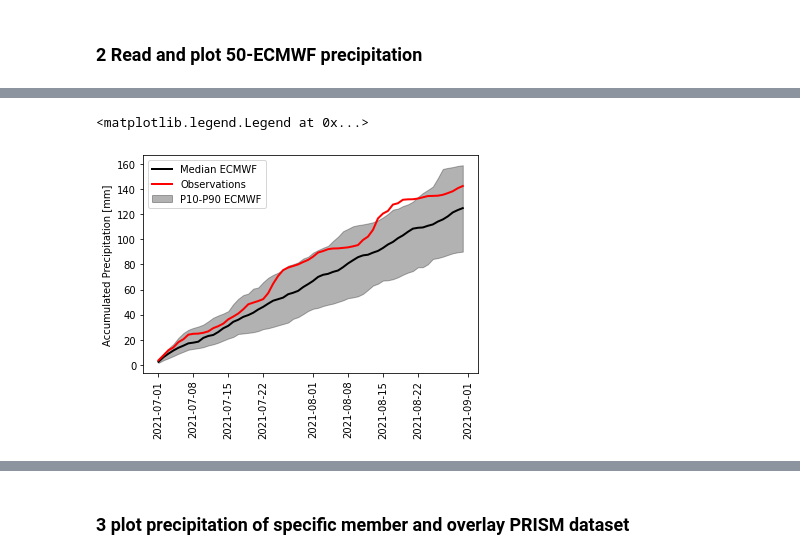
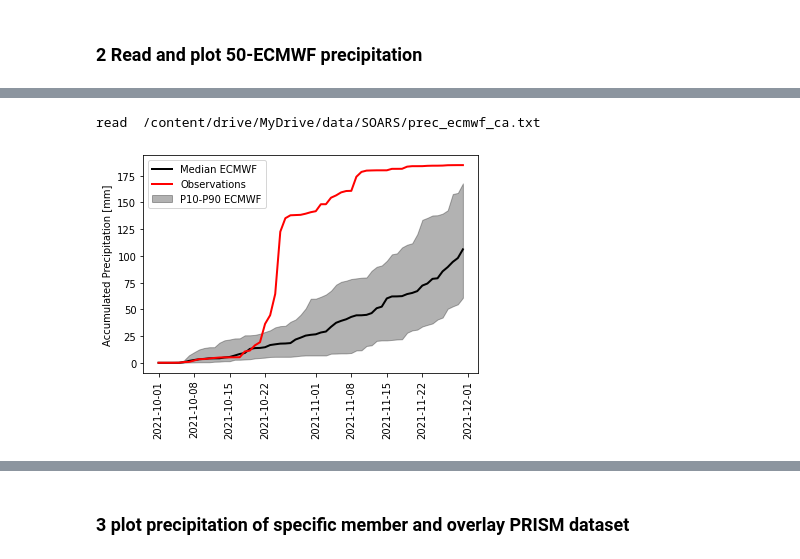
Before and after one commit to ming80302/SOARS, a Jupyter notebook: rd_csv_soar.ipynb, the cells around one changed output, grey strips where cells are left out. Drawn from its saved outputs; the diff is of its cells as text; code cells hidden in the pictures.

```diff
--- a/rd_csv_soar.ipynb
+++ b/rd_csv_soar.ipynb
@@ -77,15 +88,48 @@ len(data)
 # %%
-# plot accumulated precipitation
-pr_cumsum_ecmwf = np.cumsum(data.values, axis=0)
-pr_cumsum_ecmwf_perc = np.percentile(pr_cumsum_ecmwf, (10,50,90), axis=1)
-pr_cumsum_obs = np.cumsum(df_prism.prec.values)
+def plot_cumsum_ec(flnm_ec, flnm_prism):
+    # plot accumulated precipitation
+    print('read ', flnm_ec)
 
-plt.plot(data.index, pr_cumsum_ecmwf_perc[1,:], c='k', lw=2, label = 'Median ECMWF')
-plt.fill_between(data.index, pr_cumsum_ecmwf_perc[0,:], pr_cumsum_ecmwf_perc[2,:], color='k', alpha=0.3, label = 'P10-P90 ECMWF')
-plt.plot(data.index, pr_cumsum_obs, c='r', lw=2, label = 'Observations')
-plt.ylabel('Accumulated Precipitation [mm]')
-plt.xticks(rotation = 90)
-plt.legend()
+    df_ec = pd.read_csv(flnm_ec, header = None, delim_whitespace=True)
+    df_prism = pd.read_csv(flnm_prism, header = None, delim_whitespace=True)
+    # add column names and index
+    df_prism.columns = ['date','prec']
+    df_prism.index = df_prism.date
+
+    # convert date index to DateTime index for the plot of x-axis
+    df_prism.index = pd.to_datetime(df_prism.index, format='%Y%m%d')
+
+    # create column names for dateFrame
+    list = ['year','month', 'day']
+    for nm in range(1,51):
+          mem = 'mem' + '%02d'%nm
+          list.append(mem)
+
+    df_ec.columns = list
+
+    # create index
+    n_date = len(df_ec)
+
+    date_s = datetime.datetime(df_ec.year[0], df_ec.month[0], df_ec.day[0],   0)
+    date_e = datetime.datetime(df_ec.year[n_date-1], df_ec.month[n_date-1], df_ec.day[n_date-1], 23)
+
+    date_ind=pd.date_range(date_s, date_e, freq='d')
+    df_ec.index = date_ind
+
+    data = df_ec.iloc[:,3:]
+
+    pr_cumsum_ecmwf = np.cumsum(data.values, axis=0)
+    pr_cumsum_ecmwf_perc = np.percentile(pr_cumsum_ecmwf, (10,50,90), axis=1)
+    pr_cumsum_obs = np.cumsum(df_prism.prec.values)
+
+    plt.plot(data.index, pr_cumsum_ecmwf_perc[1,:], c='k', lw=2, label = 'Median ECMWF')
+    plt.fill_between(data.index, pr_cumsum_ecmwf_perc[0,:], pr_cumsum_ecmwf_perc[2,:], color='k', alpha=0.3, label = 'P10-P90 ECMWF')
+    plt.plot(data.index, pr_cumsum_obs, c='r', lw=2, label = 'Observations')
+    plt.ylabel('Accumulated Precipitation [mm]')
+    plt.xticks(rotation = 90)
+    plt.legend()
-# %% [output]
-<matplotlib.legend.Legend at 0x...>
-[figure, removed]
+# %%
+plot_cumsum_ec(dir_i + 'prec_ecmwf_ca.txt', dir_i + 'prec_prism_ca.txt')
+# %% [output]
+read  /content/drive/MyDrive/data/SOARS/prec_ecmwf_ca.txt
+[figure, added]
```
Also changed, not shown: parts of 56 cells of this notebook.
